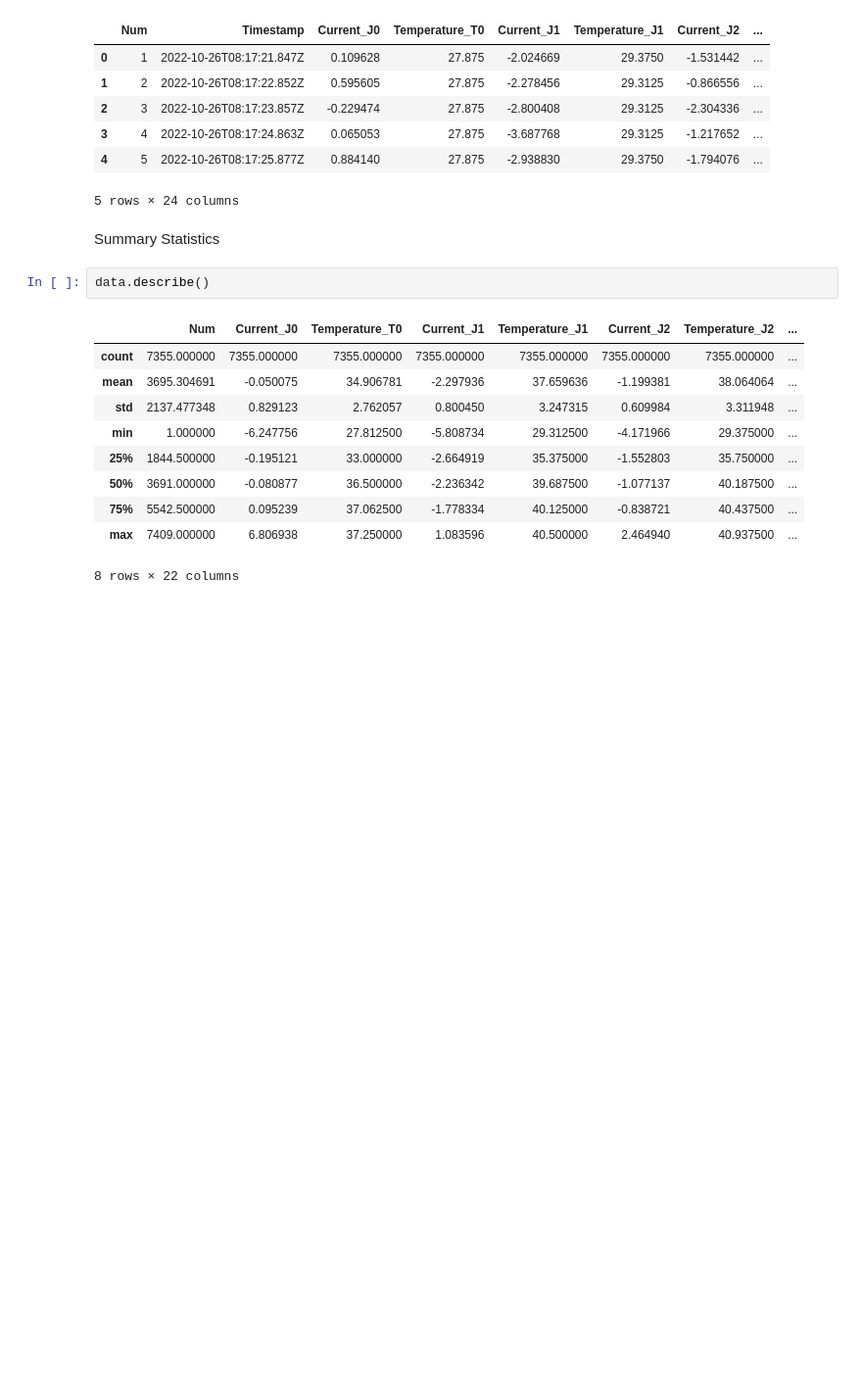
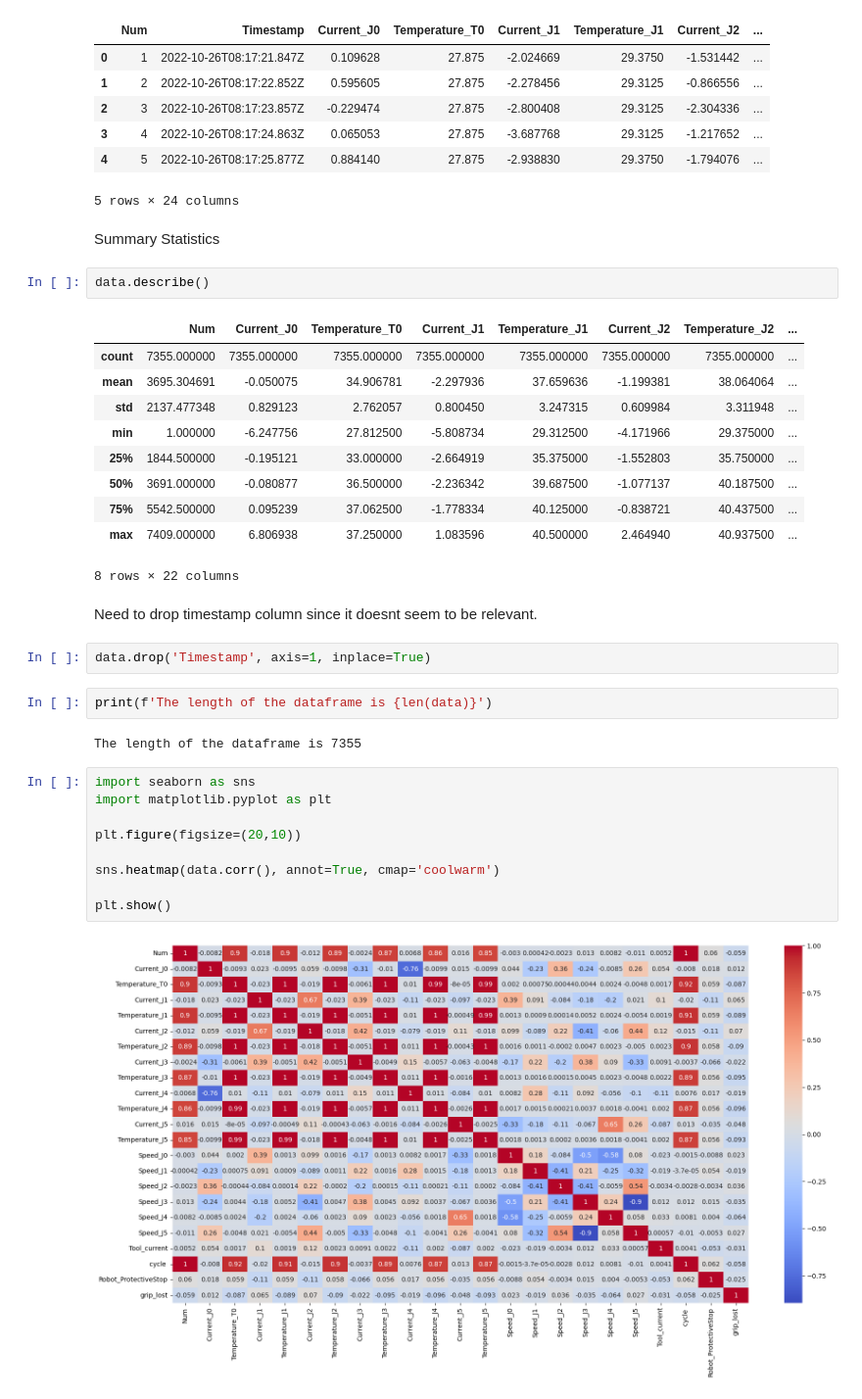
Before and after one commit to arundahiya94/UR3-CobotOps-Data-Analytics, a Jupyter notebook: notebooks/exploration.ipynb, the cells around one changed output. Shown at 98% size. Saved outputs shown, nothing was run; the diff lists cells and outputs as text; blank space fills up the shorter version.

Commit message:
Added logic for visualization

```diff
--- a/notebooks/exploration.ipynb
+++ b/notebooks/exploration.ipynb
@@ -127,3 +135,22 @@ data.describe()
 | 75% | 5542.500000 | 0.095239 | 37.062500 | -1.778334 | 40.125000 | -0.838721 | 40.437500 | ... |
 | max | 7409.000000 | 6.806938 | 37.250000 | 1.083596 | 40.500000 | 2.464940 | 40.937500 | ... |
 8 rows × 22 columns
+# %% [markdown]
+Need to drop timestamp column since it doesnt seem to be relevant.
+# %%
+data.drop('Timestamp', axis=1, inplace=True)
+# %%
+print(f'The length of the dataframe is {len(data)}')
+# %% [output]
+The length of the dataframe is 7355
+# %%
+import seaborn as sns
+import matplotlib.pyplot as plt
+
+plt.figure(figsize=(20,10))
+
+sns.heatmap(data.corr(), annot=True, cmap='coolwarm')
+
+plt.show()
+# %% [output]
+[figure, added]
```
Also changed, not shown: parts of 2 cells of this notebook.
